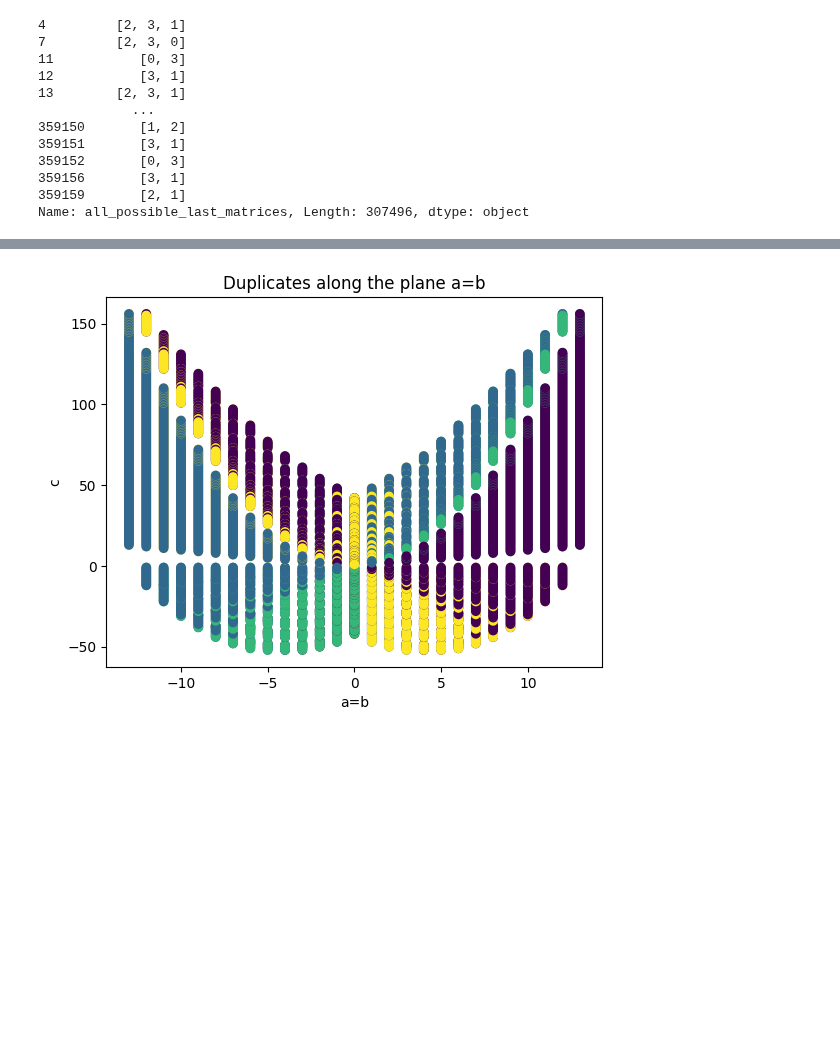
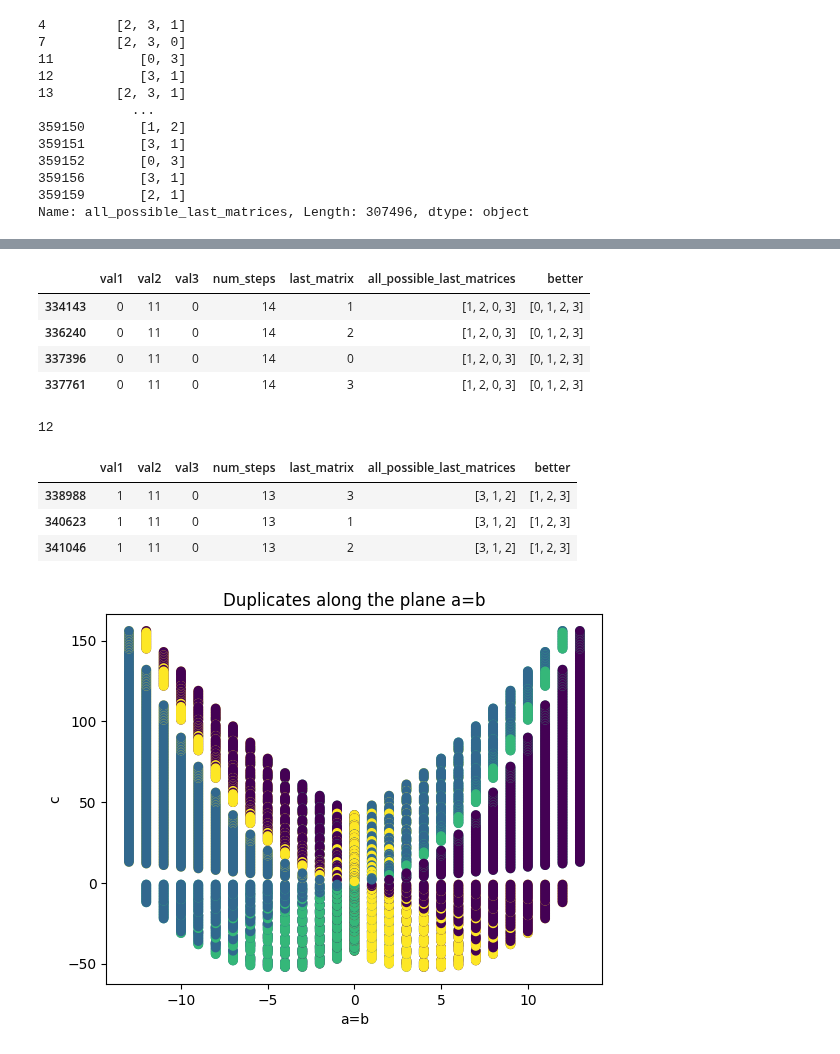
Before and after one commit to MXM-MachineLearning/MXM_AI_Ellenberg, a Jupyter notebook: heisenberg_group/Visualizations/duplicate_paths.ipynb, the cells around one changed output, grey strips where cells are left out. Saved outputs shown, nothing was run; the diff lists cells and outputs as text; code cells hidden in the pictures; blank space fills up the shorter version.

```diff
--- a/heisenberg_group/Visualizations/duplicate_paths.ipynb
+++ b/heisenberg_group/Visualizations/duplicate_paths.ipynb
@@ -101,0 +217,9 @@ Name: all_possible_last_matrices, Length: 307496, dtype: object
+# %%
+few = df[(df['val1']==0) & (df['val2']==11) & (df['val3']==0)]
+few
+# %% [output]
+|  | val1 | val2 | val3 | num_steps | last_matrix | all_possible_last_matrices | better |
+| 334143 | 0 | 11 | 0 | 14 | 1 | [1, 2, 0, 3] | [0, 1, 2, 3] |
+| 336240 | 0 | 11 | 0 | 14 | 2 | [1, 2, 0, 3] | [0, 1, 2, 3] |
+| 337396 | 0 | 11 | 0 | 14 | 0 | [1, 2, 0, 3] | [0, 1, 2, 3] |
+| 337761 | 0 | 11 | 0 | 14 | 3 | [1, 2, 0, 3] | [0, 1, 2, 3] |
@@ -102,3 +259,24 @@ Name: all_possible_last_matrices, Length: 307496, dtype: object
+# %%
+cur = arr @ D
+
+for i in range(100):
+    cur_tuple = matrix_to_tuple(cur)
+    cur_few = og_df[(og_df['val1']==cur_tuple[0]) & (og_df['val2']==cur_tuple[1]) & (og_df['val3']==cur_tuple[2])]
+    next_step = int(cur_few.iloc[0]['last_matrix'])
+    cur = apply_next_step(cur, next_step)
+    if (cur==identity).all():
+        break
+print(i)
+# %% [output]
+12
+# %%
+cur_few = df[(df['val1']==1) & (df['val2']==11) & (df['val3']==0)]
+cur_few
+# %% [output]
+|  | val1 | val2 | val3 | num_steps | last_matrix | all_possible_last_matrices | better |
+| 338988 | 1 | 11 | 0 | 13 | 3 | [3, 1, 2] | [1, 2, 3] |
+| 340623 | 1 | 11 | 0 | 13 | 1 | [3, 1, 2] | [1, 2, 3] |
+| 341046 | 1 | 11 | 0 | 13 | 2 | [3, 1, 2] | [1, 2, 3] |
 # %%
 parabola = df[df['val1']==df['val3']]
 plt.scatter(x=parabola['val1'], y=parabola['val2'], c=parabola['last_matrix'])
```
Also changed, not shown: parts of 14 cells of this notebook.
